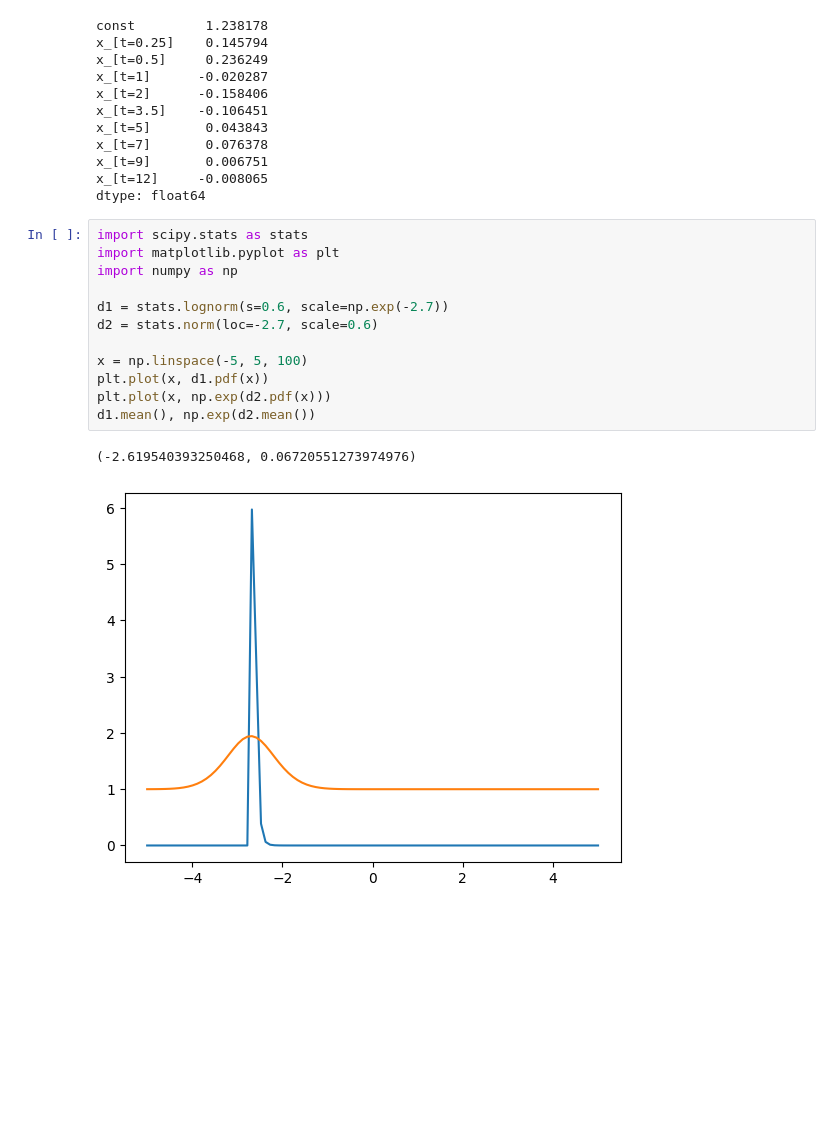
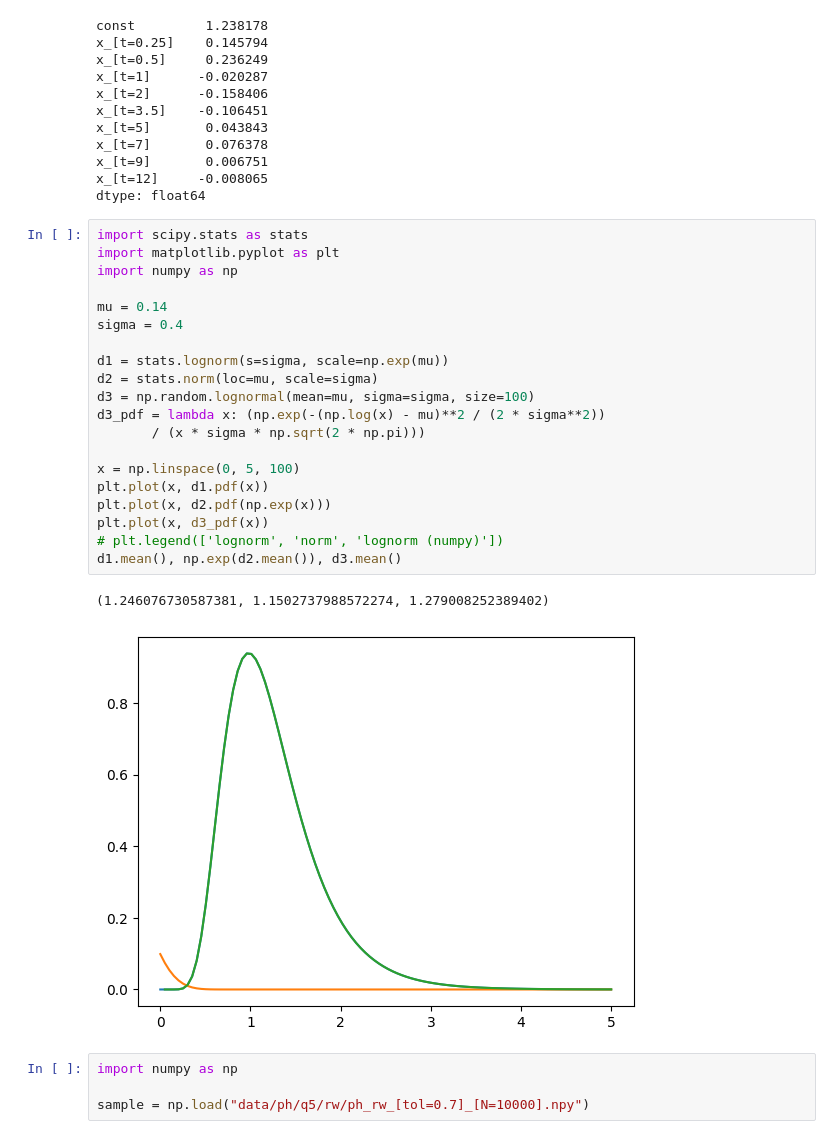
Before and after one commit to mismayil/math414-project, a Jupyter notebook: project.ipynb, the cells around one changed output. Saved outputs shown, nothing was run; the diff lists cells and outputs as text; blank space fills up the shorter version.

```diff
--- a/project.ipynb
+++ b/project.ipynb
@@ -54,15 +54,27 @@ dtype: float64
 # %%
 import scipy.stats as stats
 import matplotlib.pyplot as plt
 import numpy as np
 
-d1 = stats.lognorm(s=0.6, scale=np.exp(-2.7))
-d2 = stats.norm(loc=-2.7, scale=0.6)
+mu = 0.14
+sigma = 0.4
 
-x = np.linspace(-5, 5, 100)
+d1 = stats.lognorm(s=sigma, scale=np.exp(mu))
+d2 = stats.norm(loc=mu, scale=sigma)
+d3 = np.random.lognormal(mean=mu, sigma=sigma, size=100)
+d3_pdf = lambda x: (np.exp(-(np.log(x) - mu)**2 / (2 * sigma**2))
+       / (x * sigma * np.sqrt(2 * np.pi)))
+
+x = np.linspace(0, 5, 100)
 plt.plot(x, d1.pdf(x))
-plt.plot(x, np.exp(d2.pdf(x)))
-d1.mean(), np.exp(d2.mean())
+plt.plot(x, d2.pdf(np.exp(x)))
+plt.plot(x, d3_pdf(x))
+# plt.legend(['lognorm', 'norm', 'lognorm (numpy)'])
+d1.mean(), np.exp(d2.mean()), d3.mean()
 # %% [output]
-(-2.619540393250468, 0.06720551273974976)
+(1.246076730587381, 1.1502737988572274, 1.279008252389402)
-[figure, old version]
+[figure, new version]
+# %%
+import numpy as np
+
+sample = np.load("data/ph/q5/rw/ph_rw_[tol=0.7]_[N=10000].npy")
```
Also changed, not shown: parts of 1 cell of this notebook, 3 other files.
